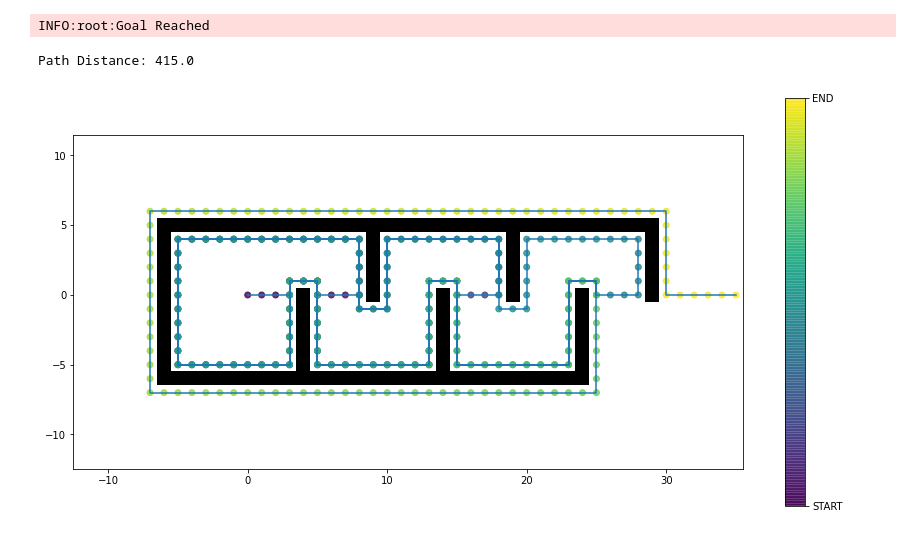
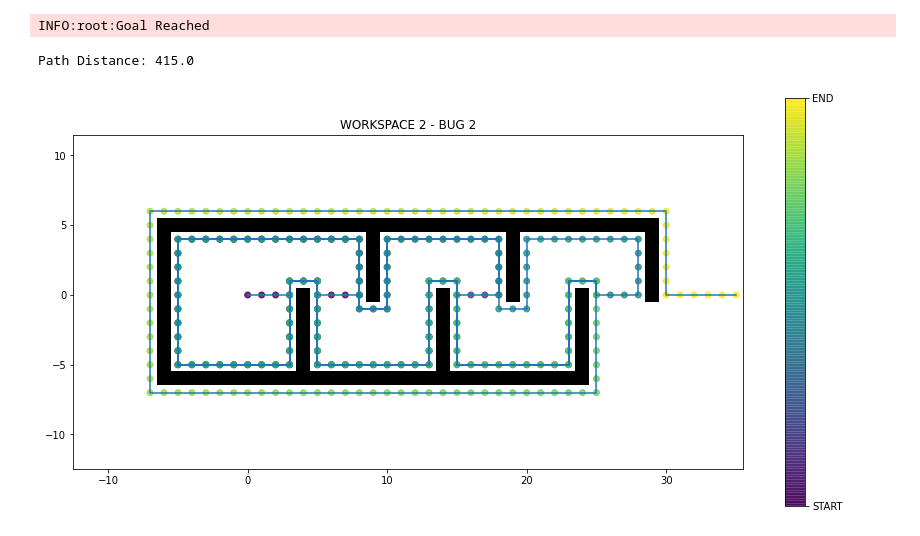
Before and after one commit to WhiffleFish/ASEN5519, a Jupyter notebook: HW1/FinalResultsDemo.ipynb, the cells around one changed output. Cells and saved outputs as stored; diff of their text form; code cells hidden in the pictures.

```diff
--- a/HW1/FinalResultsDemo.ipynb
+++ b/HW1/FinalResultsDemo.ipynb
@@ -32,9 +35,10 @@ Path Distance: 317.0
 # %%
 path, dist = BUG2(qstart,qgoal,W)
 print("Path Distance:", dist)
 fig, ax = plot_path(path,W,extents=extents,pad=pad)
+ax.set_title("WORKSPACE 2 - BUG 2")
 plt.show()
 # %% [output]
 INFO:root:Goal Reached
 Path Distance: 415.0
-[figure, old version]
+[figure, new version]
```
Also changed, not shown: parts of 3 cells of this notebook, 7 other files.
